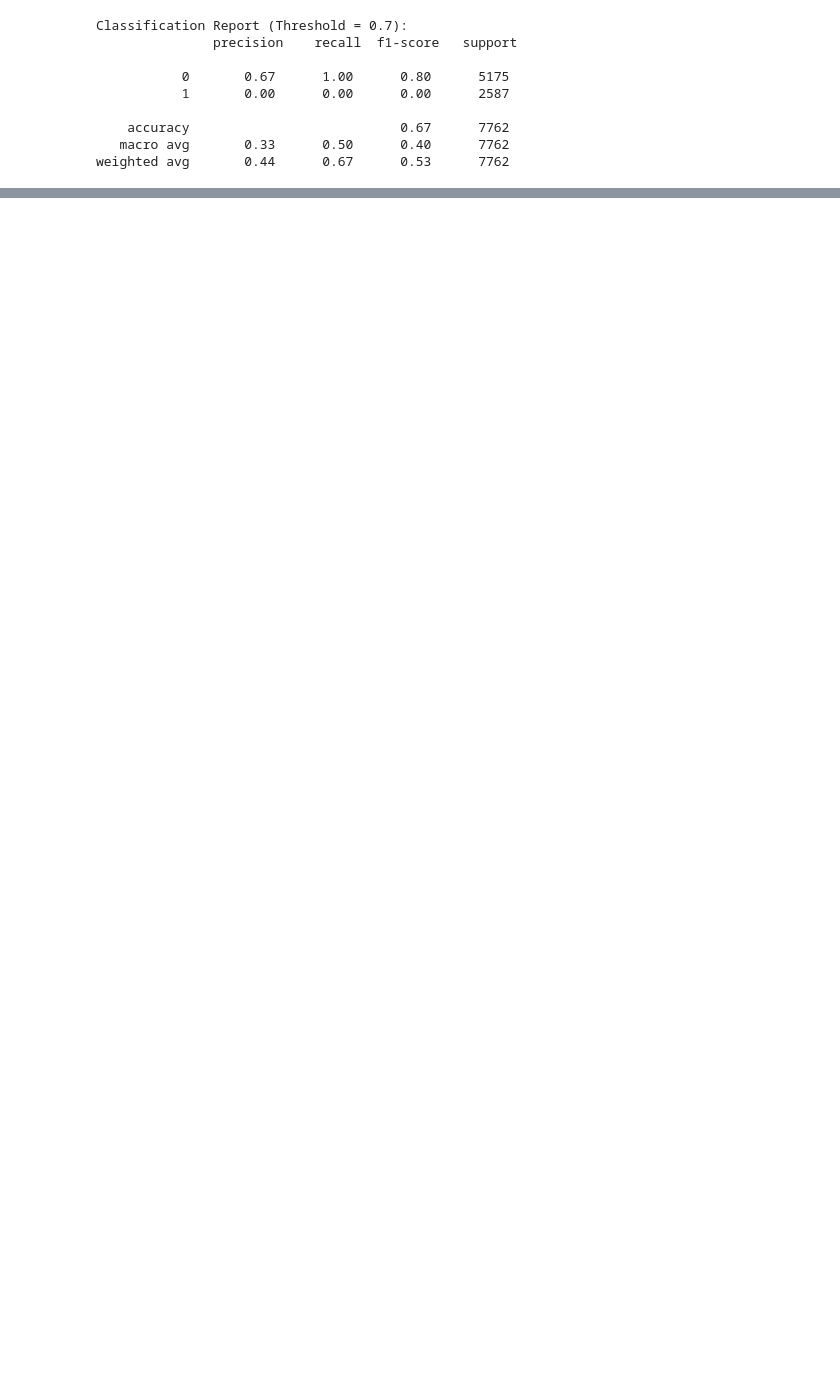
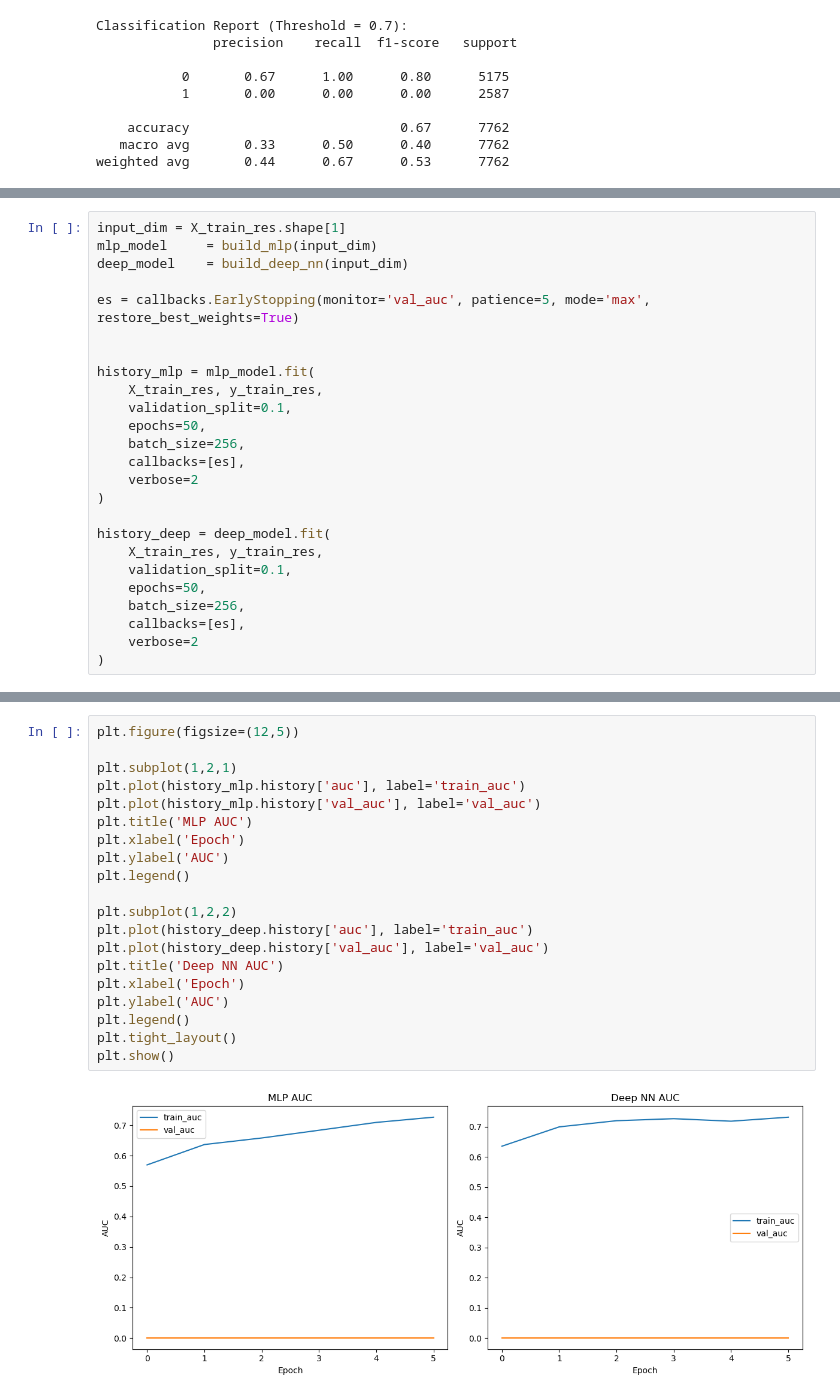
Before and after one commit to avikaushik282/Major-Research-Project, a Jupyter notebook: methodology and experiments.ipynb, the cells around one changed output, grey strips where cells are left out. Cells and saved outputs as stored; diff of their text form; blank space fills up the shorter version.

```diff
--- a/methodology and experiments.ipynb
+++ b/methodology and experiments.ipynb
@@ -579,0 +607,25 @@ print(f"MLP Test AUC: {mlp_test_auc:.4f}")
+# %%
+input_dim = X_train_res.shape[1]
+mlp_model     = build_mlp(input_dim)
+deep_model    = build_deep_nn(input_dim)
+
+es = callbacks.EarlyStopping(monitor='val_auc', patience=5, mode='max', restore_best_weights=True)
+
+
+history_mlp = mlp_model.fit(
+    X_train_res, y_train_res,
+    validation_split=0.1,
+    epochs=50,
+    batch_size=256,
+    callbacks=[es],
+    verbose=2
+)
+
+history_deep = deep_model.fit(
+    X_train_res, y_train_res,
+    validation_split=0.1,
+    epochs=50,
+    batch_size=256,
+    callbacks=[es],
+    verbose=2
+)
@@ -579,0 +658,22 @@ print(f"MLP Test AUC: {mlp_test_auc:.4f}")
+# %%
+plt.figure(figsize=(12,5))
+
+plt.subplot(1,2,1)
+plt.plot(history_mlp.history['auc'], label='train_auc')
+plt.plot(history_mlp.history['val_auc'], label='val_auc')
+plt.title('MLP AUC')
+plt.xlabel('Epoch')
+plt.ylabel('AUC')
+plt.legend()
+
+plt.subplot(1,2,2)
+plt.plot(history_deep.history['auc'], label='train_auc')
+plt.plot(history_deep.history['val_auc'], label='val_auc')
+plt.title('Deep NN AUC')
+plt.xlabel('Epoch')
+plt.ylabel('AUC')
+plt.legend()
+plt.tight_layout()
+plt.show()
+# %% [output]
+[figure, added]
```
Also changed, not shown: parts of 20 cells of this notebook, 1 other file.
